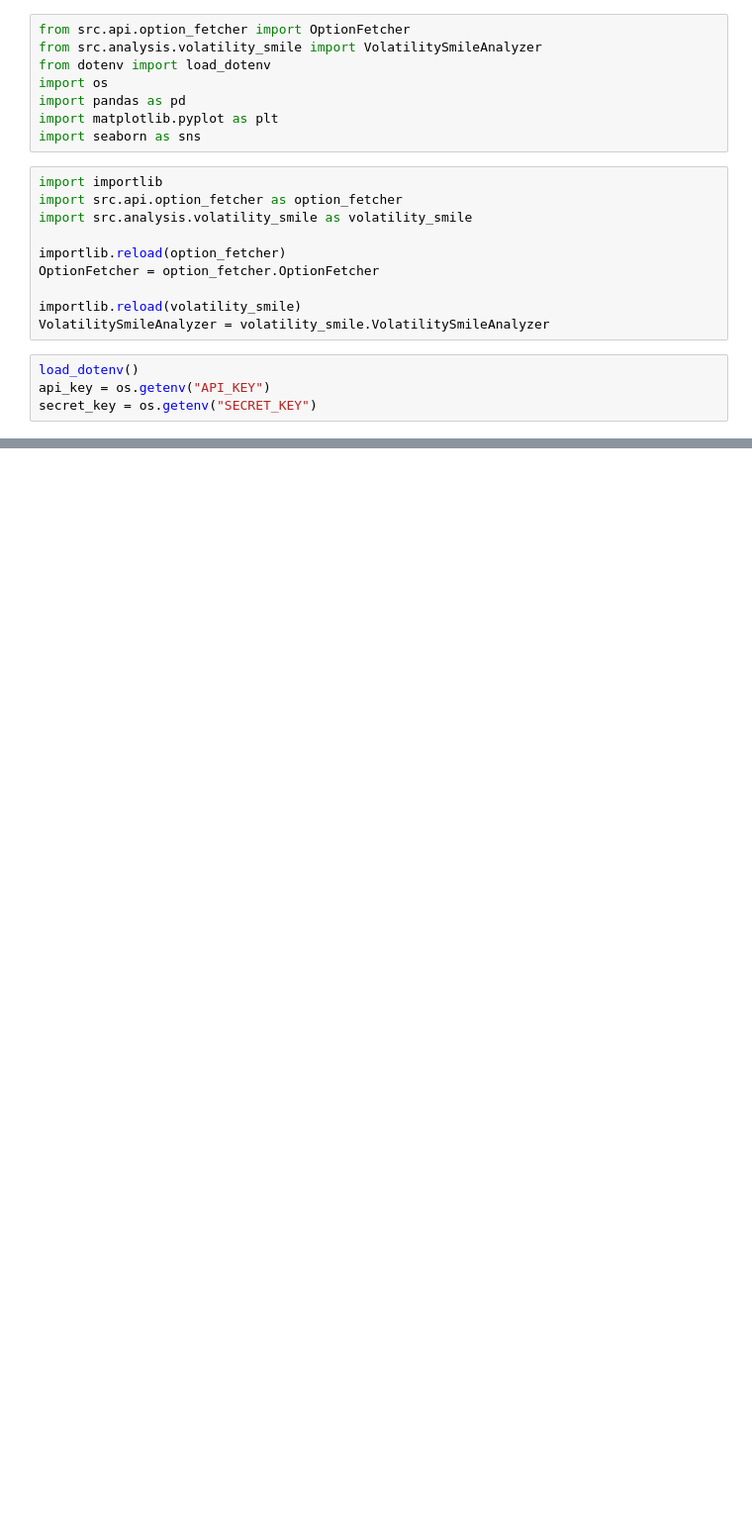
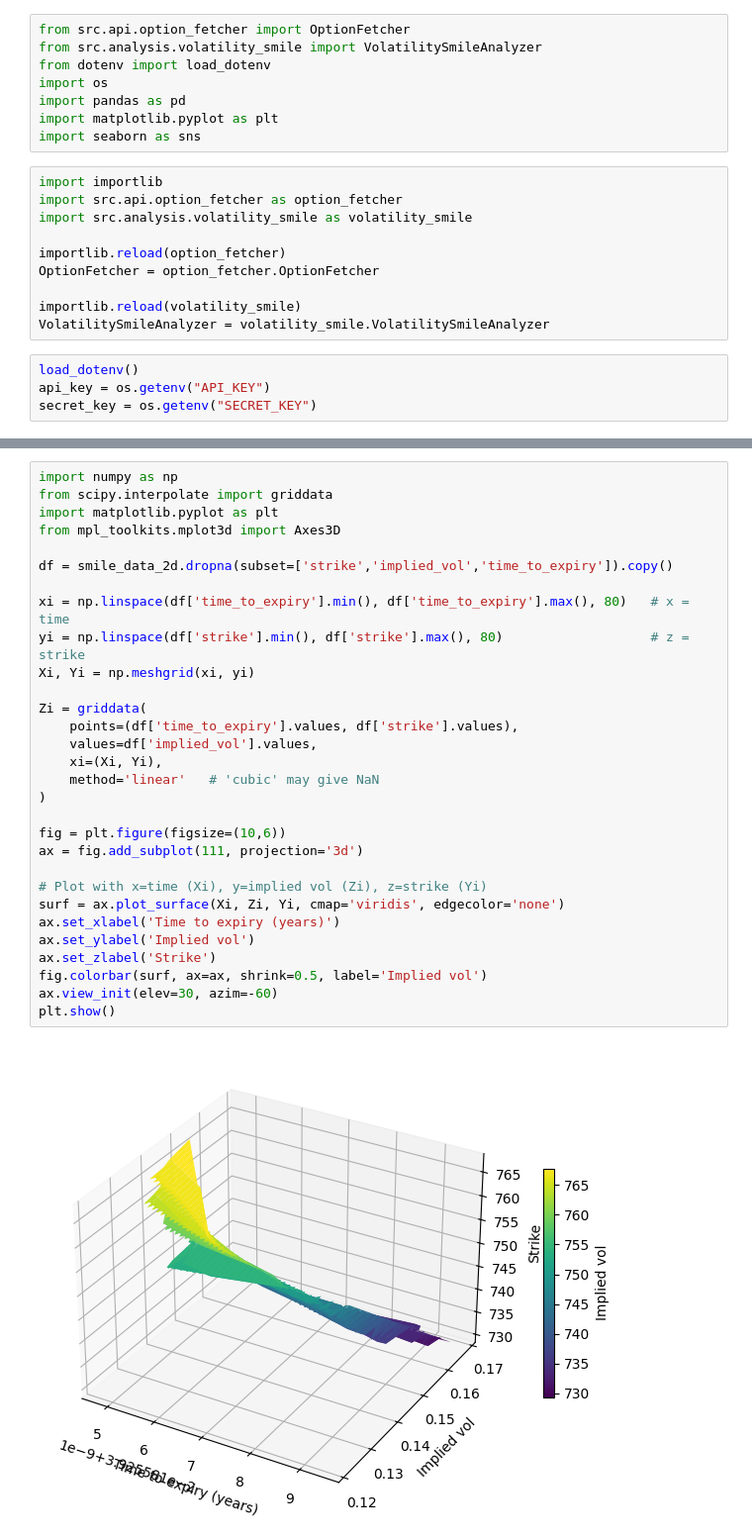
Before and after one commit to etiennevzn/VolatilitySmileAnalyzer, a Jupyter notebook: test.ipynb, the cells around one changed output, grey strips where cells are left out. Shown at 99% size. Drawn from its saved outputs; the diff is of its cells as text; blank space fills up the shorter version.

```diff
--- a/test.ipynb
+++ b/test.ipynb
@@ -56,0 +97,32 @@ plt.show()
+# %%
+import numpy as np
+from scipy.interpolate import griddata
+import matplotlib.pyplot as plt
+from mpl_toolkits.mplot3d import Axes3D
+
+df = smile_data_2d.dropna(subset=['strike','implied_vol','time_to_expiry']).copy()
+
+xi = np.linspace(df['time_to_expiry'].min(), df['time_to_expiry'].max(), 80)   # x = time
+yi = np.linspace(df['strike'].min(), df['strike'].max(), 80)                   # z = strike
+Xi, Yi = np.meshgrid(xi, yi)
+
+Zi = griddata(
+    points=(df['time_to_expiry'].values, df['strike'].values),
+    values=df['implied_vol'].values,
+    xi=(Xi, Yi),
+    method='linear'   # 'cubic' may give NaN
+)
+
+fig = plt.figure(figsize=(10,6))
+ax = fig.add_subplot(111, projection='3d')
+
+# Plot with x=time (Xi), y=implied vol (Zi), z=strike (Yi)
+surf = ax.plot_surface(Xi, Zi, Yi, cmap='viridis', edgecolor='none')
+ax.set_xlabel('Time to expiry (years)')
+ax.set_ylabel('Implied vol')
+ax.set_zlabel('Strike')
+fig.colorbar(surf, ax=ax, shrink=0.5, label='Implied vol')
+ax.view_init(elev=30, azim=-60)
+plt.show()
+# %% [output]
+[figure, added]
```
Also changed, not shown: parts of 9 cells of this notebook, 3 other files.
